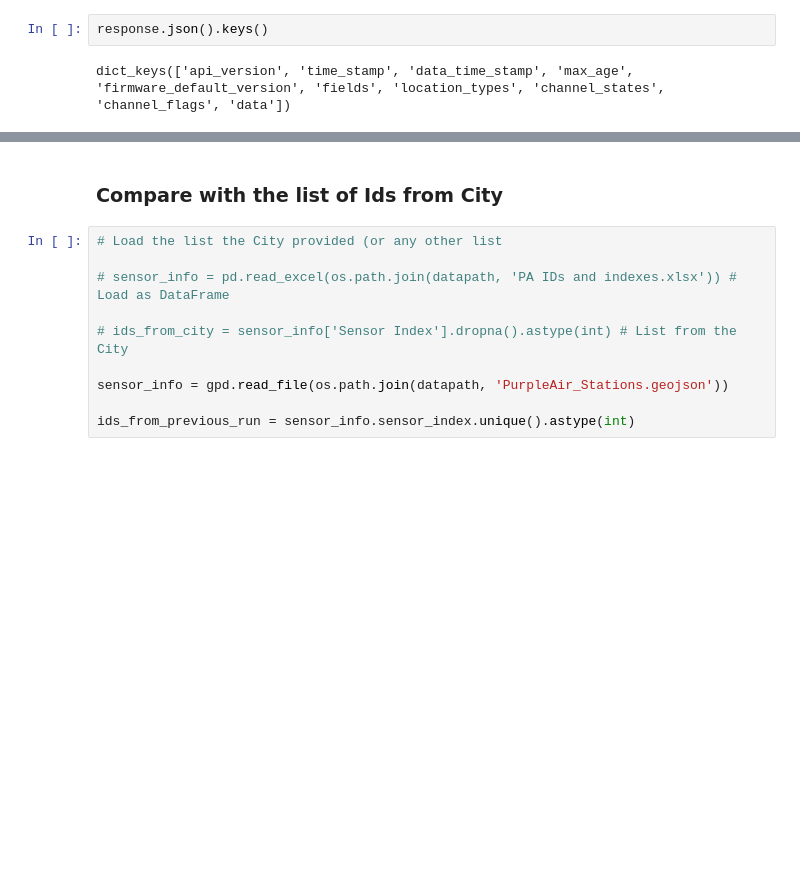
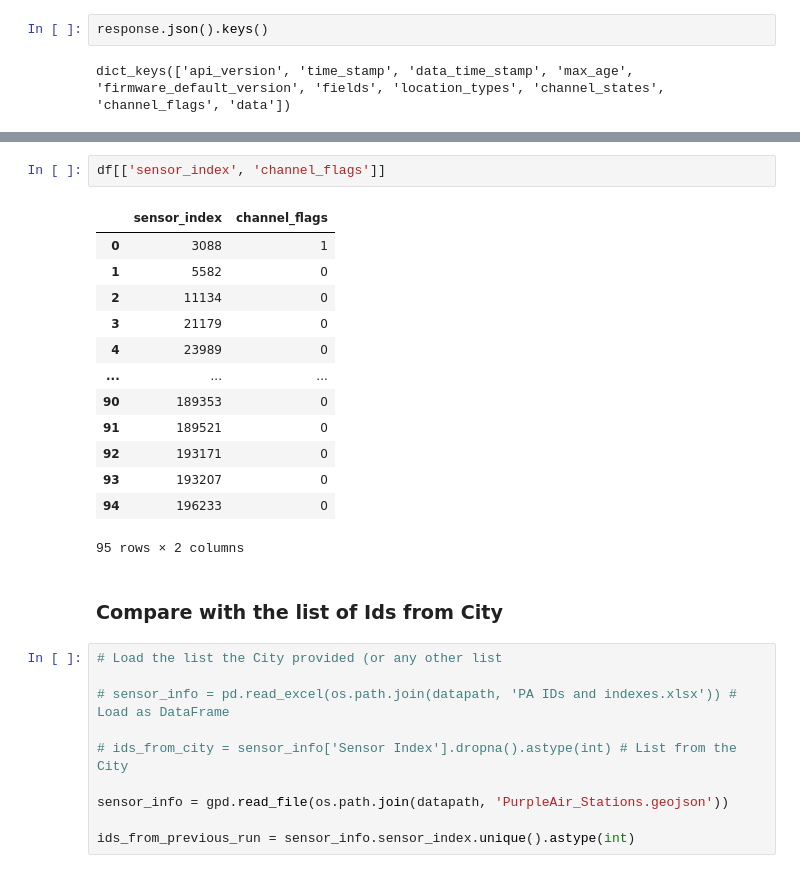
Before and after one commit to SpikeAlerts/SpikeAlerts_0, a Jupyter notebook: Notebooks/1_QAQC/2_PurpleAir_Stations.ipynb, the cells around one changed output, grey strips where cells are left out. Saved outputs shown, nothing was run; the diff lists cells and outputs as text; blank space fills up the shorter version.

```diff
--- a/Notebooks/1_QAQC/2_PurpleAir_Stations.ipynb
+++ b/Notebooks/1_QAQC/2_PurpleAir_Stations.ipynb
@@ -137,3 +157,19 @@ df.head()
+# %%
+df[['sensor_index', 'channel_flags']]
+# %% [output]
+|  | sensor_index | channel_flags |
+| 0 | 3088 | 1 |
+| 1 | 5582 | 0 |
+| 2 | 11134 | 0 |
+| 3 | 21179 | 0 |
+| 4 | 23989 | 0 |
+| ... | ... | ... |
+| 90 | 189353 | 0 |
+| 91 | 189521 | 0 |
+| 92 | 193171 | 0 |
+| 93 | 193207 | 0 |
+| 94 | 196233 | 0 |
+95 rows × 2 columns
 # %% [markdown]
 ### Compare with the list of Ids from City
 # %%
```
Also changed, not shown: parts of 12 cells of this notebook.
